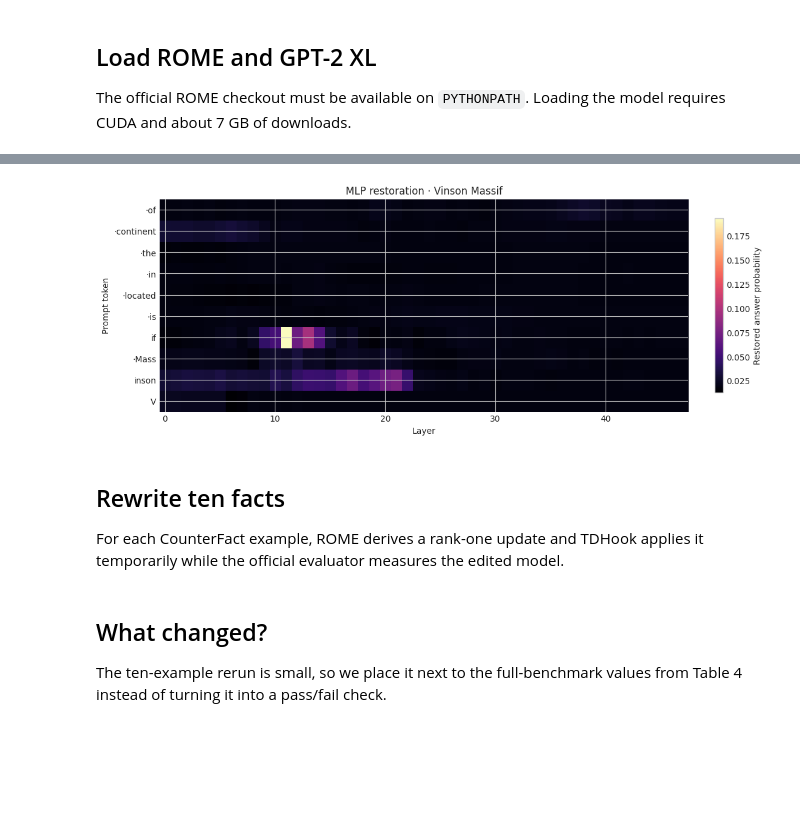
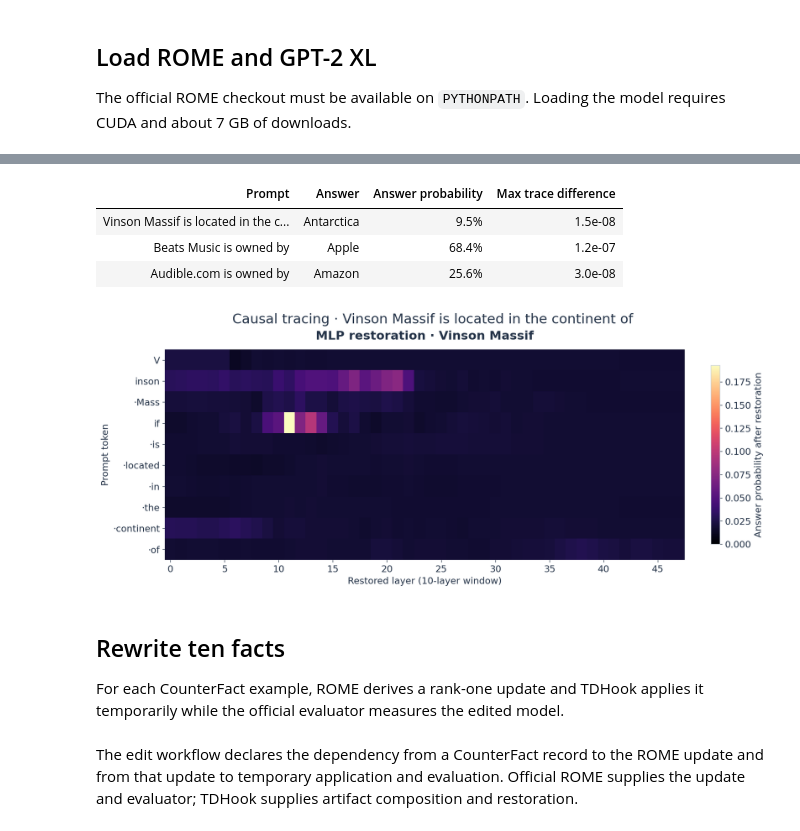
Before and after one commit to Xmaster6y/tdhook, a Jupyter notebook: docs/source/notebooks/tutorials/rome-research-reproduction.ipynb, the cells around one changed output, grey strips where cells are left out. Cells and saved outputs as stored; diff of their text form; code cells hidden in the pictures; blank space fills up the shorter version.

```diff
--- a/docs/source/notebooks/tutorials/rome-research-reproduction.ipynb
+++ b/docs/source/notebooks/tutorials/rome-research-reproduction.ipynb
@@ -60,0 +42,9 @@ counterfact = download(COUNTERFACT_URL, "counterfact.json")
+# %%
+tutorial_path = Path("docs/source/notebooks/tutorials")
+tutorial_dir = next(
+    (root / tutorial_path for root in (Path.cwd(), *Path.cwd().parents) if (root / tutorial_path).is_dir()), Path.cwd()
+)
+sys.path.insert(0, str(tutorial_dir))
+from notebook_figures import STYLE, BLUE, ORANGE, TEAL, finish_figure, workflow_figure  # noqa: E402
+
+plt.rcParams.update(STYLE)
@@ -152,19 +169,40 @@ display(
+# %%
+for case_id in (0, 1, 2):
+    row, heatmap, input_ids = trace_case(model, tokenizer, knowns[case_id], layer_paths, trace_config)
+    trace_rows.append(row)
+    if first_heatmap is None:
+        first_heatmap, first_inputs = heatmap, input_ids
+trace_table = pd.DataFrame(trace_rows)
+display(
+    trace_table.style.format({"Answer probability": "{:.1%}", "Max trace difference": "{:.1e}"}).hide(axis="index")
+)
+# %% [output]
+| Prompt | Answer | Answer probability | Max trace difference |
+| Vinson Massif is located in the c... | Antarctica | 9.5% | 1.5e-08 |
+| Beats Music is owned by | Apple | 68.4% | 1.2e-07 |
+| Audible.com is owned by | Amazon | 25.6% | 3.0e-08 |
 # %%
-token_labels = [tokenizer.decode([int(token)]).replace(" ", "·") for token in first_inputs]
-with plt.style.context("seaborn-v0_8-whitegrid"):
-    figure, axis = plt.subplots(figsize=(11, 4.2), constrained_layout=True)
-    image = axis.imshow(first_heatmap, aspect="auto", origin="lower", cmap="magma")
-    axis.set(
-        title=f"MLP restoration · {knowns[0]['subject']}",
-        xlabel="Layer",
-        ylabel="Prompt token",
-    )
-    axis.set_yticks(range(len(token_labels)), token_labels)
-    axis.spines[:].set_visible(False)
-    figure.colorbar(image, ax=axis, label="Restored answer probability", shrink=0.82)
-    plt.show()
+def plot_causal_trace(heatmap, input_ids, tokenizer, case):
+    token_labels = [tokenizer.decode([int(token)]).replace(" ", "·") for token in input_ids]
+    with plt.rc_context(STYLE):
+        figure, axis = plt.subplots(figsize=(13, 5.4), constrained_layout=True)
+        image = axis.imshow(heatmap, aspect="auto", origin="upper", cmap="magma", vmin=0)
+        axis.set(
+            title=f"MLP restoration · {case['subject']}",
+            xlabel="Restored layer (10-layer window)",
+            ylabel="Prompt token",
+        )
+        axis.set_yticks(range(len(token_labels)), token_labels)
+        axis.set_xticks(range(0, heatmap.shape[1], 5))
+        axis.spines[:].set_visible(False)
+        figure.colorbar(image, ax=axis, label="Answer probability after restoration", shrink=0.85)
+        figure.suptitle(f"Causal tracing · {case['prompt']}", fontsize=19)
+        finish_figure(figure, "rome-causal-tracing")
+
+
+plot_causal_trace(first_heatmap, first_inputs, tokenizer, knowns[0])
 # %% [output]
-[figure, old version]
+[figure, new version]
 # %% [markdown]
 ## Rewrite ten facts
 
@@ -171,0 +212,2 @@ For each CounterFact example, ROME derives a rank-one update and TDHook applies
+# %% [markdown]
+The edit workflow declares the dependency from a CounterFact record to the ROME update and from that update to temporary application and evaluation. Official ROME supplies the update and evaluator; TDHook supplies artifact composition and restoration.
@@ -188,4 +225,0 @@ counterfact_summary = summarize_counterfact(edited_cases)
-# %% [markdown]
-## What changed?
-
-The ten-example rerun is small, so we place it next to the full-benchmark values from Table 4 instead of turning it into a pass/fail check.
```
Also changed, not shown: parts of 23 cells of this notebook, 15 other files.
